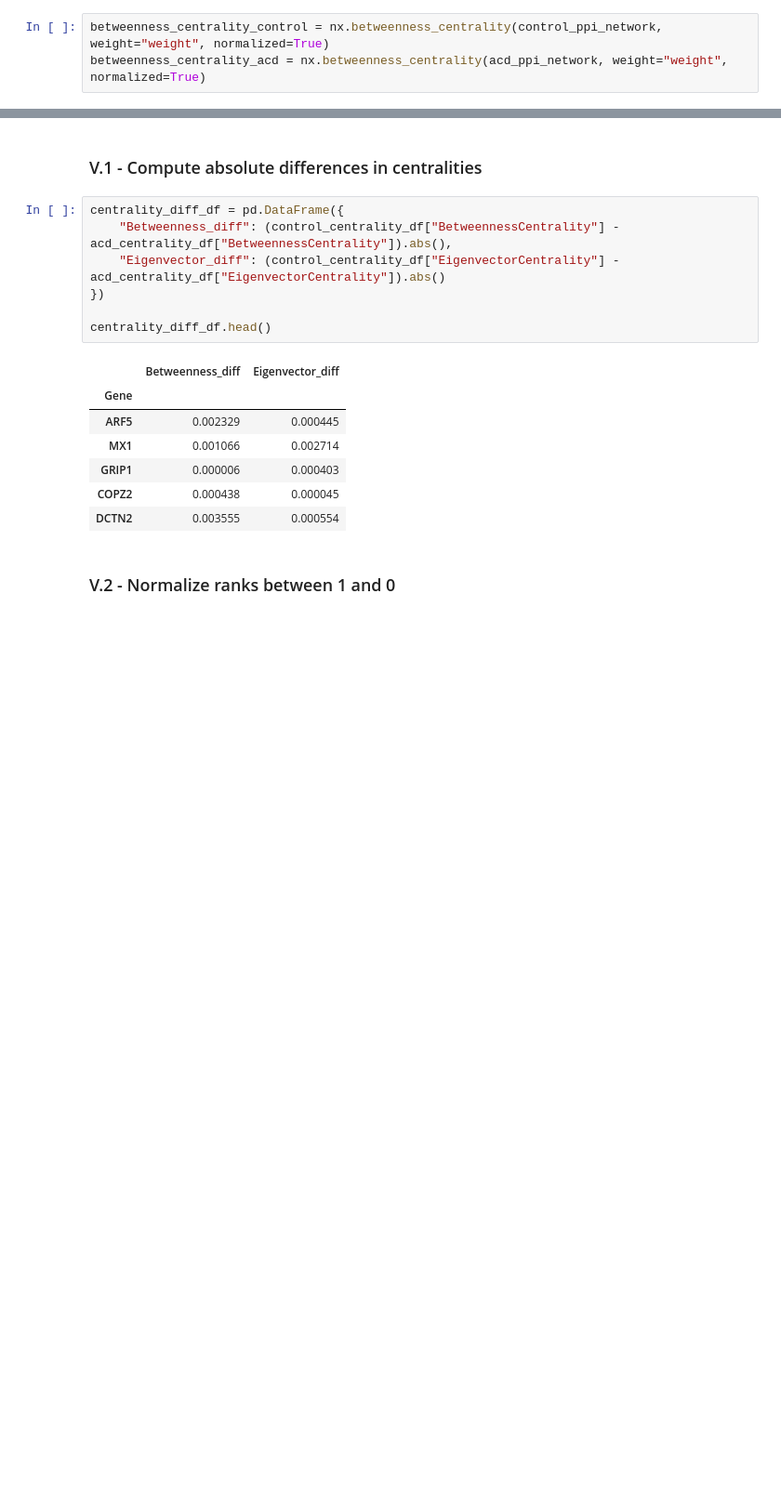
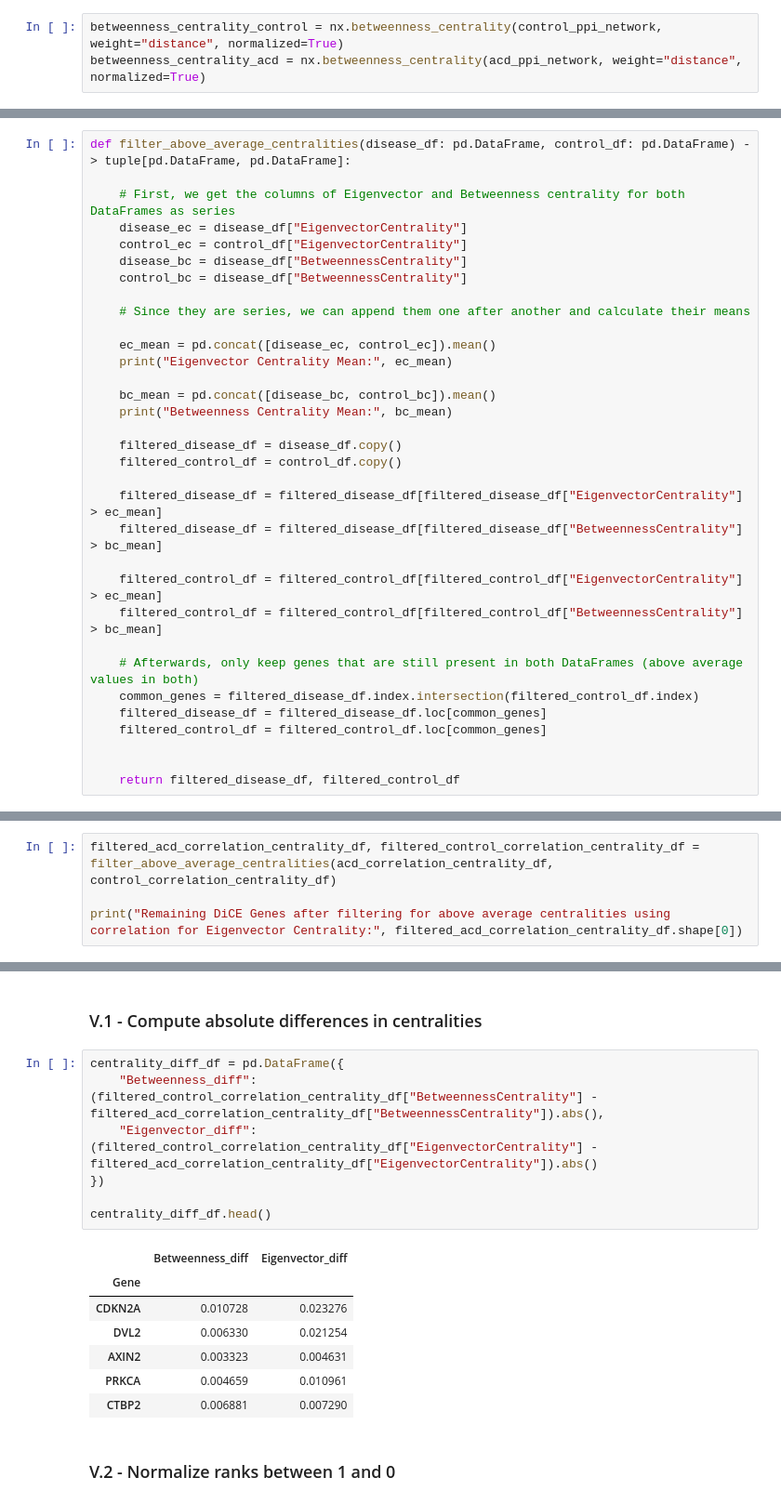
Before and after one commit to DavidosRB/Python-DiCE, a Jupyter notebook: notebooks/example_workflow.ipynb, the cells around one changed output, grey strips where cells are left out. Shown at 93% size. Cells and saved outputs as stored; diff of their text form; blank space fills up the shorter version.

Commit message:
Compared eigenvector centrality approaches (distance vs. correlation)

```diff
--- a/notebooks/example_workflow.ipynb
+++ b/notebooks/example_workflow.ipynb
@@ -551,4 +557,4 @@ We will now calculate betweenness and eigenvector centrality for the two sample-
 # %%
-betweenness_centrality_control = nx.betweenness_centrality(control_ppi_network, weight="weight", normalized=True)
-betweenness_centrality_acd = nx.betweenness_centrality(acd_ppi_network, weight="weight", normalized=True)
+betweenness_centrality_control = nx.betweenness_centrality(control_ppi_network, weight="distance", normalized=True)
+betweenness_centrality_acd = nx.betweenness_centrality(acd_ppi_network, weight="distance", normalized=True)
 # %%
@@ -594,0 +619,33 @@ acd_centrality_df.head()
+# %%
+def filter_above_average_centralities(disease_df: pd.DataFrame, control_df: pd.DataFrame) -> tuple[pd.DataFrame, pd.DataFrame]:
+
+    # First, we get the columns of Eigenvector and Betweenness centrality for both DataFrames as series
+    disease_ec = disease_df["EigenvectorCentrality"]
+    control_ec = control_df["EigenvectorCentrality"]
+    disease_bc = disease_df["BetweennessCentrality"]
+    control_bc = disease_df["BetweennessCentrality"]
+
+    # Since they are series, we can append them one after another and calculate their means
+
+    ec_mean = pd.concat([disease_ec, control_ec]).mean()
+    print("Eigenvector Centrality Mean:", ec_mean)
+
+    bc_mean = pd.concat([disease_bc, control_bc]).mean()
+    print("Betweenness Centrality Mean:", bc_mean)
+
+    filtered_disease_df = disease_df.copy()
+    filtered_control_df = control_df.copy()
+
+    filtered_disease_df = filtered_disease_df[filtered_disease_df["EigenvectorCentrality"] > ec_mean]
+    filtered_disease_df = filtered_disease_df[filtered_disease_df["BetweennessCentrality"] > bc_mean]
+
+    filtered_control_df = filtered_control_df[filtered_control_df["EigenvectorCentrality"] > ec_mean]
+    filtered_control_df = filtered_control_df[filtered_control_df["BetweennessCentrality"] > bc_mean]
+
+    # Afterwards, only keep genes that are still present in both DataFrames (above average values in both)
+    common_genes = filtered_disease_df.index.intersection(filtered_control_df.index)
+    filtered_disease_df = filtered_disease_df.loc[common_genes]
+    filtered_control_df = filtered_control_df.loc[common_genes]
+
+
+    return filtered_disease_df, filtered_control_df
@@ -594,0 +660,4 @@ acd_centrality_df.head()
+# %%
+filtered_acd_correlation_centrality_df, filtered_control_correlation_centrality_df = filter_above_average_centralities(acd_correlation_centrality_df, control_correlation_centrality_df)
+
+print("Remaining DiCE Genes after filtering for above average centralities using correlation for Eigenvector Centrality:", filtered_acd_correlation_centrality_df.shape[0])
@@ -604,19 +677,19 @@ Afterwards, we will compute the product of both ranks to get a meaningful ensemb
 ### V.1 - Compute absolute differences in centralities
 # %%
 centrality_diff_df = pd.DataFrame({
-    "Betweenness_diff": (control_centrality_df["BetweennessCentrality"] - acd_centrality_df["BetweennessCentrality"]).abs(),
-    "Eigenvector_diff": (control_centrality_df["EigenvectorCentrality"] - acd_centrality_df["EigenvectorCentrality"]).abs()
+    "Betweenness_diff": (filtered_control_correlation_centrality_df["BetweennessCentrality"] - filtered_acd_correlation_centrality_df["BetweennessCentrality"]).abs(),
+    "Eigenvector_diff": (filtered_control_correlation_centrality_df["EigenvectorCentrality"] - filtered_acd_correlation_centrality_df["EigenvectorCentrality"]).abs()
 })
 
 centrality_diff_df.head()
 # %% [output]
 |  | Betweenness_diff | Eigenvector_diff |
 | Gene |  |  |
-| ARF5 | 0.002329 | 0.000445 |
-| MX1 | 0.001066 | 0.002714 |
-| GRIP1 | 0.000006 | 0.000403 |
-| COPZ2 | 0.000438 | 0.000045 |
-| DCTN2 | 0.003555 | 0.000554 |
+| CDKN2A | 0.010728 | 0.023276 |
+| DVL2 | 0.006330 | 0.021254 |
+| AXIN2 | 0.003323 | 0.004631 |
+| PRKCA | 0.004659 | 0.010961 |
+| CTBP2 | 0.006881 | 0.007290 |
 # %% [markdown]
 ### V.2 - Normalize ranks between 1 and 0
 # %%
```
Also changed, not shown: parts of 23 cells of this notebook.
